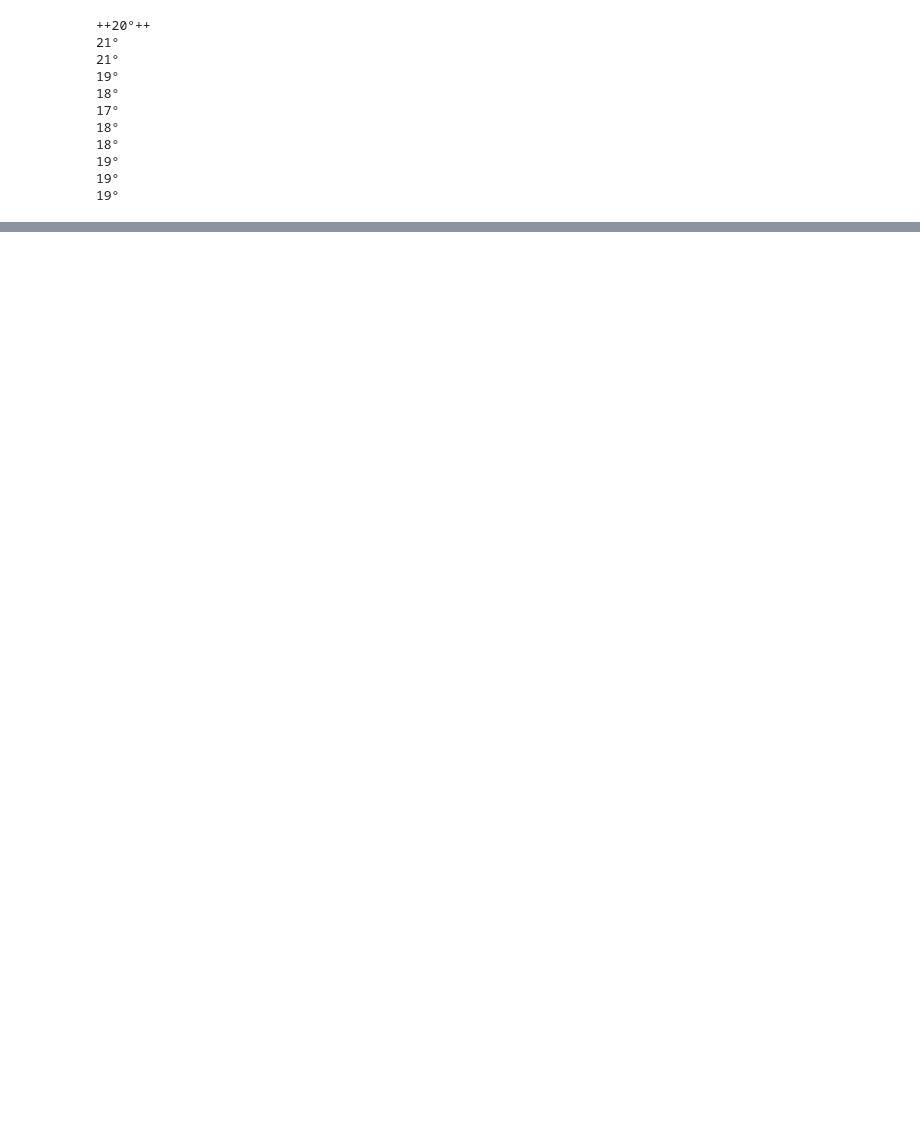
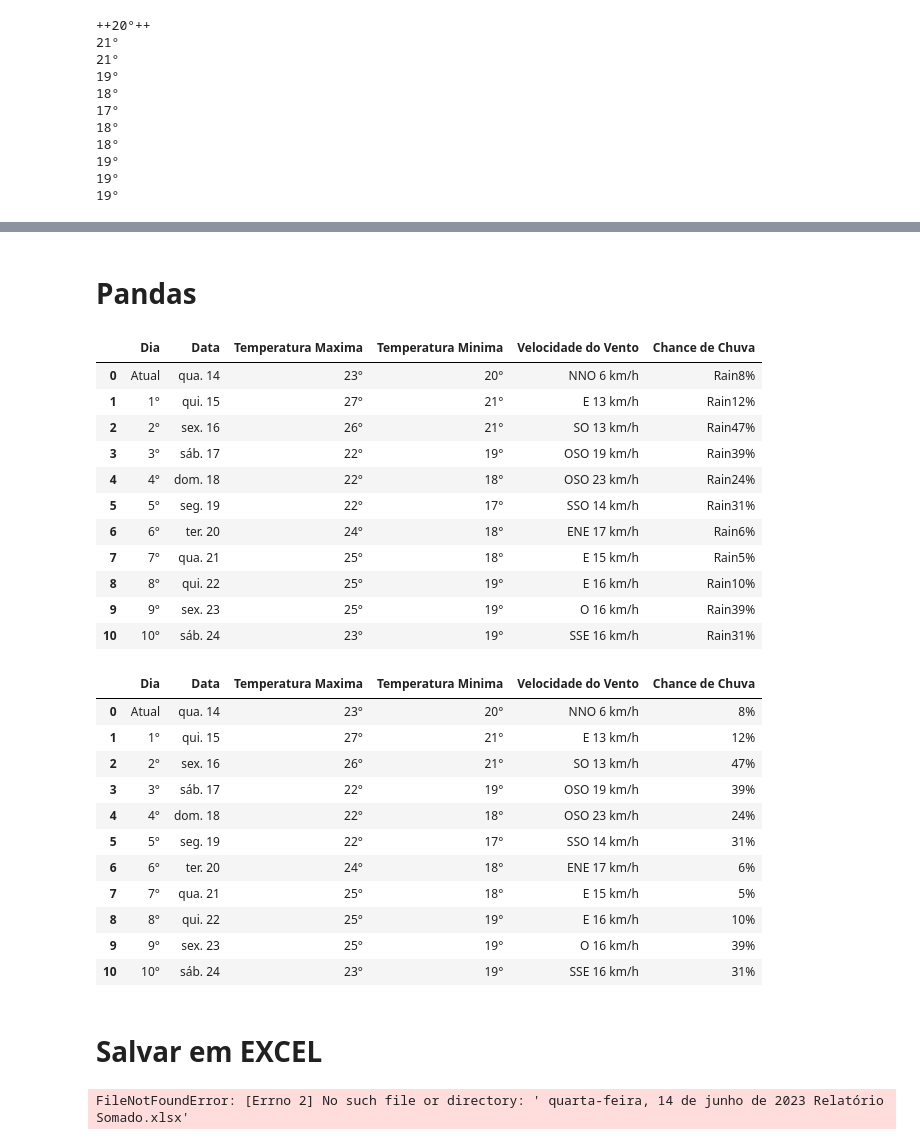
Before and after one commit to HunterLowBit/Facauldade_2023, a Jupyter notebook: Ciencias_de_dados/p2/P2_Scrap.ipynb, the cells around one changed output, grey strips where cells are left out. Cells and saved outputs as stored; diff of their text form; code cells hidden in the pictures; blank space fills up the shorter version.

```diff
--- a/Ciencias_de_dados/p2/P2_Scrap.ipynb
+++ b/Ciencias_de_dados/p2/P2_Scrap.ipynb
@@ -338,0 +361,42 @@ with open(data_atual.text+'.txt', 'w') as arquivo:
+# %% [markdown]
+# Pandas
+# %%
+Clima_tempo = {'Dia' :['Atual','1°','2°','3°','4°','5°','6°','7°','8°','9°','10°'],
+            'Data' :[Dias_a.text,Dias_a1.text,Dias_a2.text,Dias_a3.text,Dias_a4.text,Dias_a5.text,Dias_a6.text,Dias_a7.text,Dias_a8.text,Dias_a9.text,Dias_a10.text],
+            'Temperatura Maxima' :[temperatura_max.text,tmax1.text,tmax2.text,tmax3.text,tmax4.text,tmax5.text,tmax6.text,tmax7.text,tmax8.text,tmax9.text,tmax10.text],
+            'Temperatura Minima' :[tmin.text,tmin1.text,tmin2.text,tmin3.text,tmin4.text,tmin5.text,tmin6.text,tmin7.text,tmin8.text,tmin9.text,tmin10.text],
+            'Velocidade do Vento' :[v_vento.text,v_vento1.text,v_vento2.text,v_vento3.text,v_vento4.text,v_vento5.text,v_vento6.text,v_vento7.text,v_vento8.text,v_vento9.text,v_vento10.text],
+            'Chance de Chuva' :[c_chuva.text,c_chuva1.text,c_chuva2.text,c_chuva3.text,c_chuva4.text,c_chuva5.text,c_chuva6.text,c_chuva7.text,c_chuva8.text,c_chuva9.text,c_chuva10.text],
+
+}
+clima_df = pd.DataFrame(Clima_tempo)
+display(clima_df)  #Mostrando dados no DataFrame
+clima_df['Chance de Chuva'] = clima_df['Chance de Chuva'].str.replace('Rain', '').str.strip()
+display(clima_df)
+# %% [output]
+|  | Dia | Data | Temperatura Maxima | Temperatura Minima | Velocidade do Vento | Chance de Chuva |
+| 0 | Atual | qua. 14 | 23° | 20° | NNO 6 km/h | Rain8% |
+| 1 | 1° | qui. 15 | 27° | 21° | E 13 km/h | Rain12% |
+| 2 | 2° | sex. 16 | 26° | 21° | SO 13 km/h | Rain47% |
+| 3 | 3° | sáb. 17 | 22° | 19° | OSO 19 km/h | Rain39% |
+| 4 | 4° | dom. 18 | 22° | 18° | OSO 23 km/h | Rain24% |
+| 5 | 5° | seg. 19 | 22° | 17° | SSO 14 km/h | Rain31% |
+| 6 | 6° | ter. 20 | 24° | 18° | ENE 17 km/h | Rain6% |
+| 7 | 7° | qua. 21 | 25° | 18° | E 15 km/h | Rain5% |
+| 8 | 8° | qui. 22 | 25° | 19° | E 16 km/h | Rain10% |
+| 9 | 9° | sex. 23 | 25° | 19° | O 16 km/h | Rain39% |
+| 10 | 10° | sáb. 24 | 23° | 19° | SSE 16 km/h | Rain31% |
+|  | Dia | Data | Temperatura Maxima | Temperatura Minima | Velocidade do Vento | Chance de Chuva |
+| 0 | Atual | qua. 14 | 23° | 20° | NNO 6 km/h | 8% |
+| 1 | 1° | qui. 15 | 27° | 21° | E 13 km/h | 12% |
+| 2 | 2° | sex. 16 | 26° | 21° | SO 13 km/h | 47% |
+| 3 | 3° | sáb. 17 | 22° | 19° | OSO 19 km/h | 39% |
+| 4 | 4° | dom. 18 | 22° | 18° | OSO 23 km/h | 24% |
+| 5 | 5° | seg. 19 | 22° | 17° | SSO 14 km/h | 31% |
+| 6 | 6° | ter. 20 | 24° | 18° | ENE 17 km/h | 6% |
+| 7 | 7° | qua. 21 | 25° | 18° | E 15 km/h | 5% |
+| 8 | 8° | qui. 22 | 25° | 19° | E 16 km/h | 10% |
+| 9 | 9° | sex. 23 | 25° | 19° | O 16 km/h | 39% |
+| 10 | 10° | sáb. 24 | 23° | 19° | SSE 16 km/h | 31% |
+# %% [markdown]
+# Salvar em EXCEL
@@ -338,0 +407,6 @@ with open(data_atual.text+'.txt', 'w') as arquivo:
+# %%
+
+with pd.ExcelWriter(data_atual.text+"Relatório Somado.xlsx", mode="a", engine="openpyxl") as writer:
+    clima_df.to_excel(writer)
+# %% [output]
+FileNotFoundError: [Errno 2] No such file or directory: ' quarta-feira, 14 de junho de 2023 Relatório Somado.xlsx'
```
Also changed, not shown: parts of 10 cells of this notebook, 4 other files.
